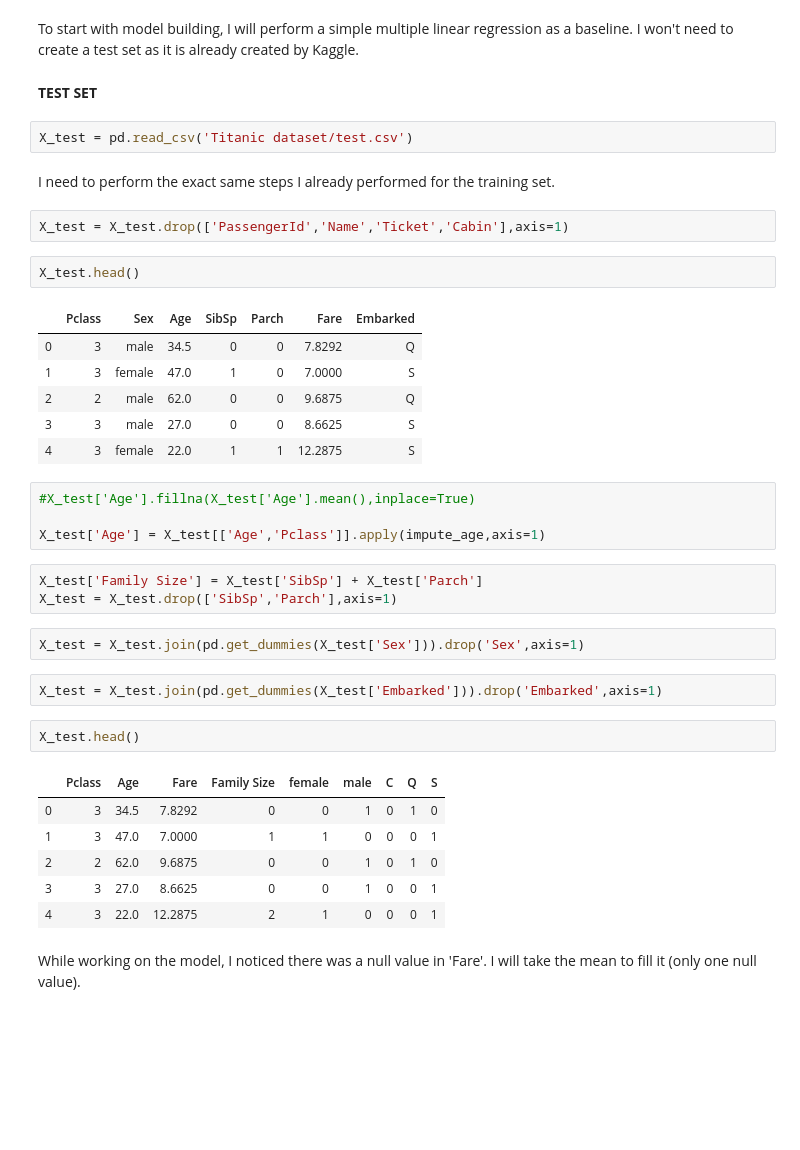
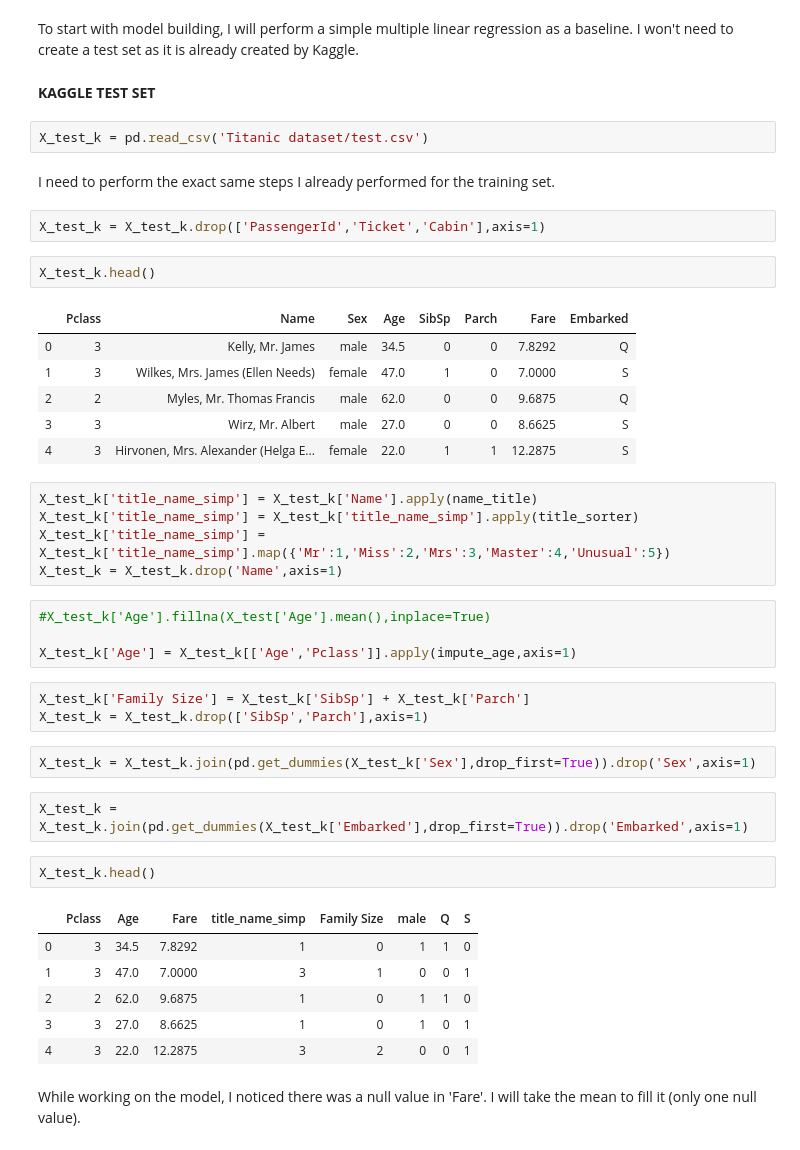
Before and after one commit to SalimAmarti/Titanic_Project, a Jupyter notebook: Titanic model.ipynb, the cells around one changed output. Drawn from its saved outputs; the diff is of its cells as text; blank space fills up the shorter version.

```diff
--- a/Titanic model.ipynb
+++ b/Titanic model.ipynb
@@ -412,42 +527,47 @@ tit_data_model.head()
 To start with model building, I will perform a simple multiple linear regression as a baseline.
 I won't need to create a test set as it is already created by Kaggle.
 # %% [markdown]
-<b> TEST SET </b>
+<b> KAGGLE TEST SET </b>
 # %%
-X_test = pd.read_csv('Titanic dataset/test.csv')
+X_test_k = pd.read_csv('Titanic dataset/test.csv')
 # %% [markdown]
 I need to perform the exact same steps I already performed for the training set.
 # %%
-X_test = X_test.drop(['PassengerId','Name','Ticket','Cabin'],axis=1)
+X_test_k = X_test_k.drop(['PassengerId','Ticket','Cabin'],axis=1)
 # %%
-X_test.head()
+X_test_k.head()
 # %% [output]
-|  | Pclass | Sex | Age | SibSp | Parch | Fare | Embarked |
-| 0 | 3 | male | 34.5 | 0 | 0 | 7.8292 | Q |
-| 1 | 3 | female | 47.0 | 1 | 0 | 7.0000 | S |
-| 2 | 2 | male | 62.0 | 0 | 0 | 9.6875 | Q |
-| 3 | 3 | male | 27.0 | 0 | 0 | 8.6625 | S |
-| 4 | 3 | female | 22.0 | 1 | 1 | 12.2875 | S |
+|  | Pclass | Name | Sex | Age | SibSp | Parch | Fare | Embarked |
+| 0 | 3 | Kelly, Mr. James | male | 34.5 | 0 | 0 | 7.8292 | Q |
+| 1 | 3 | Wilkes, Mrs. James (Ellen Needs) | female | 47.0 | 1 | 0 | 7.0000 | S |
+| 2 | 2 | Myles, Mr. Thomas Francis | male | 62.0 | 0 | 0 | 9.6875 | Q |
+| 3 | 3 | Wirz, Mr. Albert | male | 27.0 | 0 | 0 | 8.6625 | S |
+| 4 | 3 | Hirvonen, Mrs. Alexander (Helga E... | female | 22.0 | 1 | 1 | 12.2875 | S |
+# %%
+X_test_k['title_name_simp'] = X_test_k['Name'].apply(name_title)
+X_test_k['title_name_simp'] = X_test_k['title_name_simp'].apply(title_sorter)
+X_test_k['title_name_simp'] = X_test_k['title_name_simp'].map({'Mr':1,'Miss':2,'Mrs':3,'Master':4,'Unusual':5})
+X_test_k = X_test_k.drop('Name',axis=1)
 # %%
-#X_test['Age'].fillna(X_test['Age'].mean(),inplace=True)
+#X_test_k['Age'].fillna(X_test['Age'].mean(),inplace=True)
 
-X_test['Age'] = X_test[['Age','Pclass']].apply(impute_age,axis=1)
+X_test_k['Age'] = X_test_k[['Age','Pclass']].apply(impute_age,axis=1)
 # %%
-X_test['Family Size'] = X_test['SibSp'] + X_test['Parch']
-X_test = X_test.drop(['SibSp','Parch'],axis=1)
+X_test_k['Family Size'] = X_test_k['SibSp'] + X_test_k['Parch']
+X_test_k = X_test_k.drop(['SibSp','Parch'],axis=1)
 # %%
-X_test = X_test.join(pd.get_dummies(X_test['Sex'])).drop('Sex',axis=1)
+X_test_k = X_test_k.join(pd.get_dummies(X_test_k['Sex'],drop_first=True)).drop('Sex',axis=1)
 # %%
-X_test = X_test.join(pd.get_dummies(X_test['Embarked'])).drop('Embarked',axis=1)
+X_test_k = X_test_k.join(pd.get_dummies(X_test_k['Embarked'],drop_first=True)).drop('Embarked',axis=1)
 # %%
-X_test.head()
+X_test_k.head()
 # %% [output]
-|  | Pclass | Age | Fare | Family Size | female | male | C | Q | S |
-| 0 | 3 | 34.5 | 7.8292 | 0 | 0 | 1 | 0 | 1 | 0 |
-| 1 | 3 | 47.0 | 7.0000 | 1 | 1 | 0 | 0 | 0 | 1 |
-| 2 | 2 | 62.0 | 9.6875 | 0 | 0 | 1 | 0 | 1 | 0 |
-| 3 | 3 | 27.0 | 8.6625 | 0 | 0 | 1 | 0 | 0 | 1 |
-| 4 | 3 | 22.0 | 12.2875 | 2 | 1 | 0 | 0 | 0 | 1 |
+|  | Pclass | Age | Fare | title_name_simp | Family Size | male | Q | S |
+| 0 | 3 | 34.5 | 7.8292 | 1 | 0 | 1 | 1 | 0 |
+| 1 | 3 | 47.0 | 7.0000 | 3 | 1 | 0 | 0 | 1 |
+| 2 | 2 | 62.0 | 9.6875 | 1 | 0 | 1 | 1 | 0 |
+| 3 | 3 | 27.0 | 8.6625 | 1 | 0 | 1 | 0 | 1 |
+| 4 | 3 | 22.0 | 12.2875 | 3 | 2 | 0 | 0 | 1 |
 # %% [markdown]
 While working on the model, I noticed there was a null value in 'Fare'. I will take the mean to fill it (only one null value).
 # %%
```
Also changed, not shown: parts of 236 cells of this notebook.
